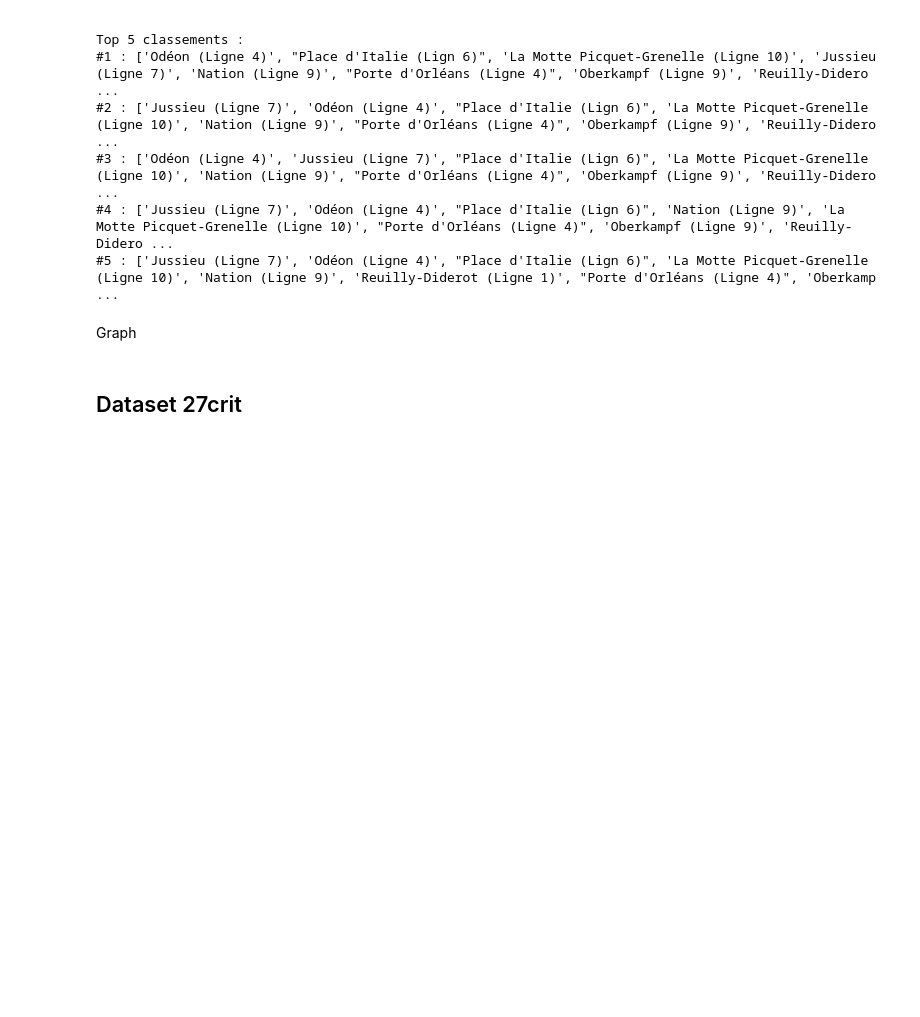
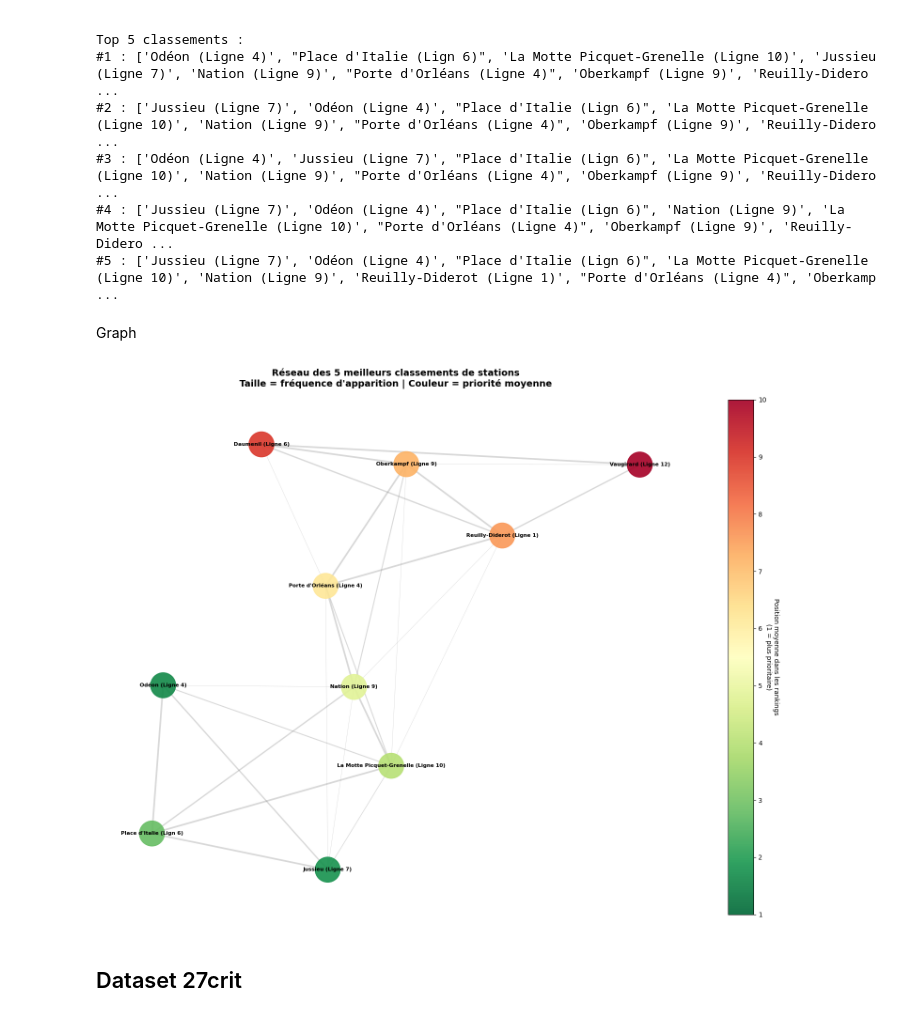
Before and after one commit to fannnyyy/SDP_gurobi, a Jupyter notebook: Projet_SDP_FannyBADOULES_MaelysHANOIRE_DianeVERBECQ.ipynb, the cells around one changed output. Drawn from its saved outputs; the diff is of its cells as text; code cells hidden in the pictures; blank space fills up the shorter version.

```diff
--- a/Projet_SDP_FannyBADOULES_MaelysHANOIRE_DianeVERBECQ.ipynb
+++ b/Projet_SDP_FannyBADOULES_MaelysHANOIRE_DianeVERBECQ.ipynb
@@ -1035,34 +1035,36 @@ def visualize_kbest_network(rankings, df_clean, top_k=5):
         alpha=0.9,
         ax=ax,
         vmin=1,
         vmax=10
     )
 
     # Labels
     nx.draw_networkx_labels(G, pos, font_size=8, font_weight='bold', ax=ax)
 
     # Colorbar
     cbar = plt.colorbar(nodes, ax=ax)
     cbar.set_label('Position moyenne dans les rankings\n(1 = plus prioritaire)',
                    rotation=270, labelpad=20, fontsize=10)
 
     # Titre et légendes
     ax.set_title(f'Réseau des {top_k} meilleurs classements de stations\n' +
                  'Taille = fréquence d\'apparition | Couleur = priorité moyenne',
                  fontsize=14, fontweight='bold', pad=20)
     ax.axis('off')
 
     plt.tight_layout()
     return fig, station_metrics
 
 
 
 # UTILISATION après votre code existant :
-rankings, model = k_best_rankings_with_pool(df_clean, poids, TOPN=None, K=5, pool_solutions=50)
+rankings, model = k_best_rankings_with_pool(df_RATP_clean, poids, TOPN=None, K=5, pool_solutions=50)
 
 # Graphique 1 : Réseau
-fig1, metrics = visualize_kbest_network(rankings, df_clean, top_k=5)
+fig1, metrics = visualize_kbest_network(rankings, df_RATP_clean, top_k=5)
 plt.savefig('network_kbest.png', dpi=300, bbox_inches='tight')
 plt.show()
+# %% [output]
+[figure, added]
 # %% [markdown]
 ## Dataset 27crit
```
Also changed, not shown: parts of 5 cells of this notebook, 3 other files.
